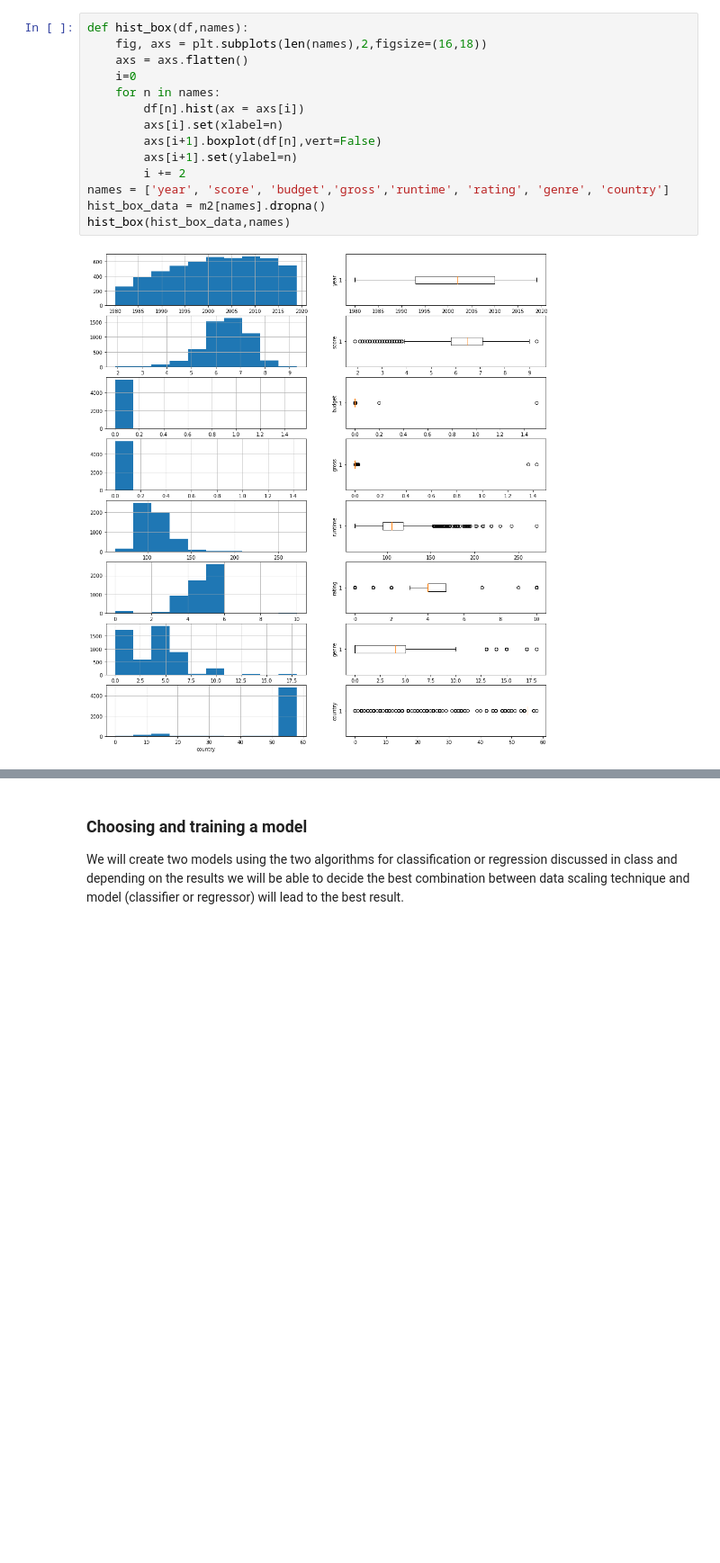
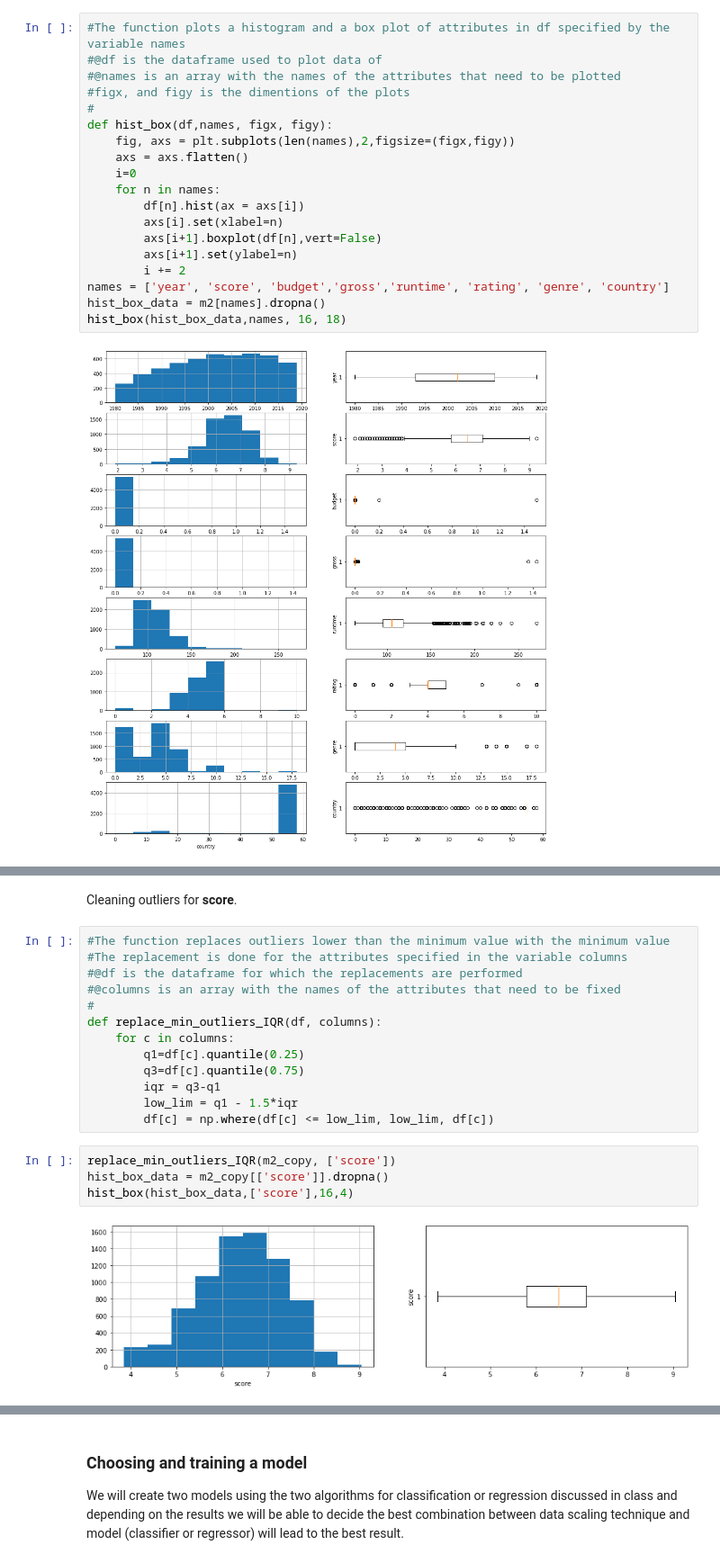
Before and after one commit to dchicasduena/COMP3400_Project, a Jupyter notebook: Iteration 2/Project2.ipynb, the cells around one changed output, grey strips where cells are left out. Shown at 90% size. Drawn from its saved outputs; the diff is of its cells as text; blank space fills up the shorter version.

Commit message:
Cleaned the outliers

```diff
--- a/Iteration 2/Project2.ipynb
+++ b/Iteration 2/Project2.ipynb
@@ -213,8 +213,13 @@ The same IQR method can be applied to the **score** attributes, except in this c
 
 **Rating and genre** do not have many outliers, and can be left as they are. **Country** cannot lose it's outliers because it is a very skewed distribution (towards the English-speaking world), and by replacing the outliers, we might lose some underrepresented countries.
 # %%
-def hist_box(df,names):
-    fig, axs = plt.subplots(len(names),2,figsize=(16,18))
+#The function plots a histogram and a box plot of attributes in df specified by the variable names
+#@df is the dataframe used to plot data of
+#@names is an array with the names of the attributes that need to be plotted
+#figx, and figy is the dimentions of the plots
+#
+def hist_box(df,names, figx, figy):
+    fig, axs = plt.subplots(len(names),2,figsize=(figx,figy))
     axs = axs.flatten()
     i=0
     for n in names:
@@ -225,6 +230,6 @@ def hist_box(df,names):
         i += 2
 names = ['year', 'score', 'budget','gross','runtime', 'rating', 'genre', 'country']
 hist_box_data = m2[names].dropna()
-hist_box(hist_box_data,names)
+hist_box(hist_box_data,names, 16, 18)
 # %% [output]
 [figure]
@@ -245,3 +257,24 @@ hist_box(hist_box_data,IQR_names)
 # %% [output]
 [figure]
+# %% [markdown]
+Cleaning outliers for **score**.
+# %%
+#The function replaces outliers lower than the minimum value with the minimum value
+#The replacement is done for the attributes specified in the variable columns
+#@df is the dataframe for which the replacements are performed
+#@columns is an array with the names of the attributes that need to be fixed
+#
+def replace_min_outliers_IQR(df, columns):
+    for c in columns:
+        q1=df[c].quantile(0.25)
+        q3=df[c].quantile(0.75)
+        iqr = q3-q1
+        low_lim = q1 - 1.5*iqr
+        df[c] = np.where(df[c] <= low_lim, low_lim, df[c])
+# %%
+replace_min_outliers_IQR(m2_copy, ['score'])
+hist_box_data = m2_copy[['score']].dropna()
+hist_box(hist_box_data,['score'],16,4)
+# %% [output]
+[figure, added]
 # %%
```
Also changed, not shown: parts of 5 cells of this notebook.
